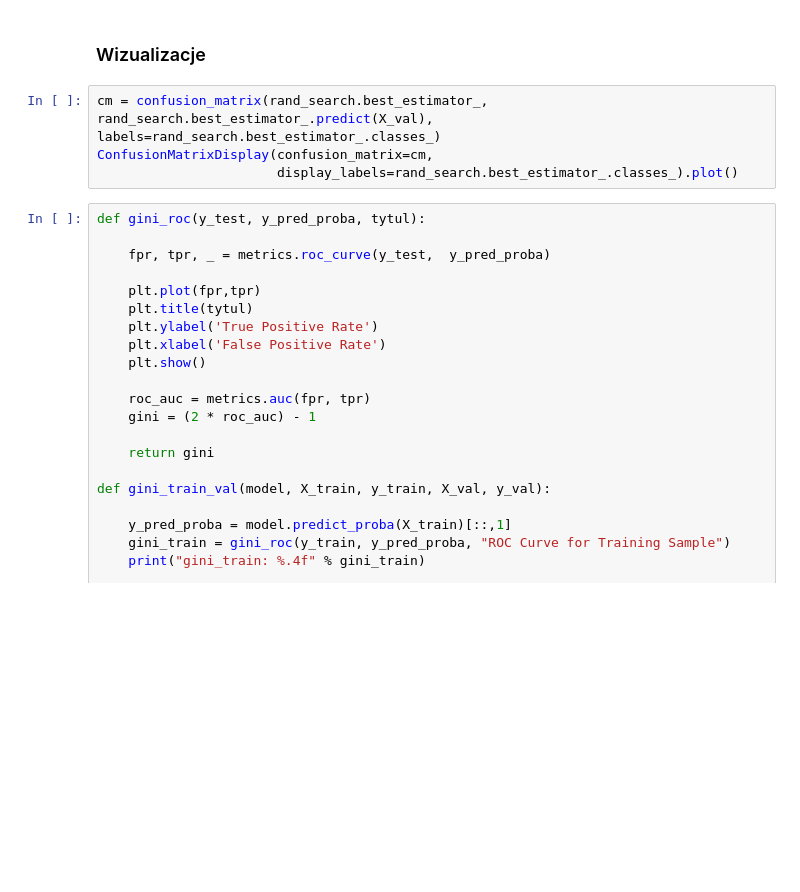
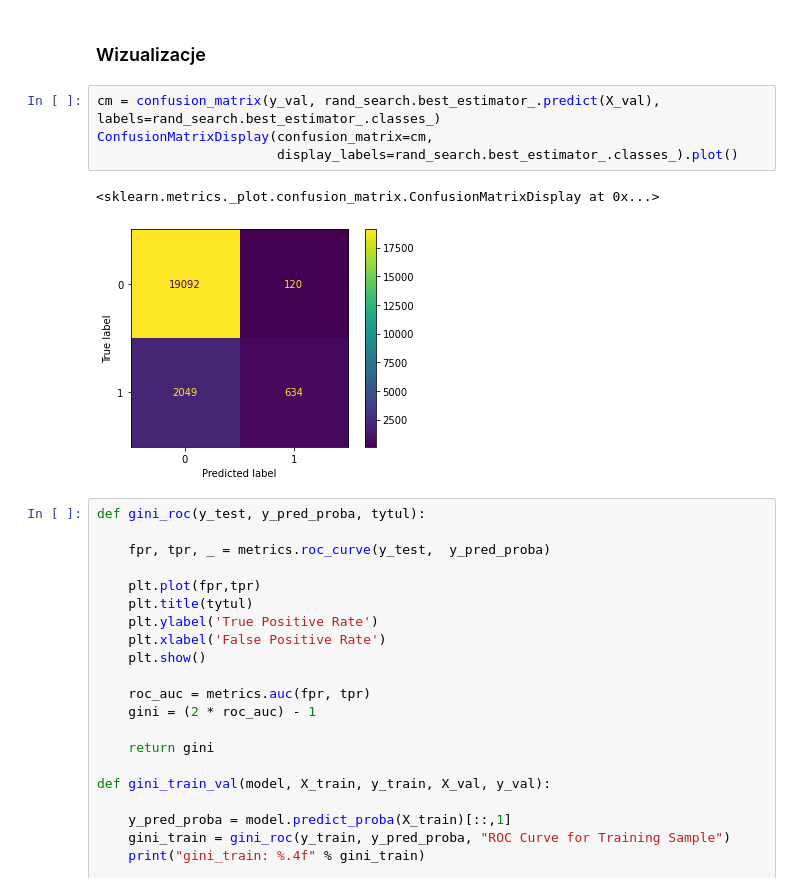
Before and after one commit to Koliber216/DontGetKicked-ML-Classification, a Jupyter notebook: models/Voting.ipynb, the cells around one changed output. Drawn from its saved outputs; the diff is of its cells as text; blank space fills up the shorter version.

```diff
--- a/models/Voting.ipynb
+++ b/models/Voting.ipynb
@@ -61,9 +99,12 @@ show_scores(rand_search.best_estimator_, X_val, y_val)
 # %% [markdown]
 ### Wizualizacje
 # %%
-cm = confusion_matrix(rand_search.best_estimator_, rand_search.best_estimator_.predict(X_val), labels=rand_search.best_estimator_.classes_)
+cm = confusion_matrix(y_val, rand_search.best_estimator_.predict(X_val), labels=rand_search.best_estimator_.classes_)
 ConfusionMatrixDisplay(confusion_matrix=cm,
                        display_labels=rand_search.best_estimator_.classes_).plot()
+# %% [output]
+<sklearn.metrics._plot.confusion_matrix.ConfusionMatrixDisplay at 0x...>
+[figure, added]
 # %%
 def gini_roc(y_test, y_pred_proba, tytul):
 
```
Also changed, not shown: parts of 4 cells of this notebook.
